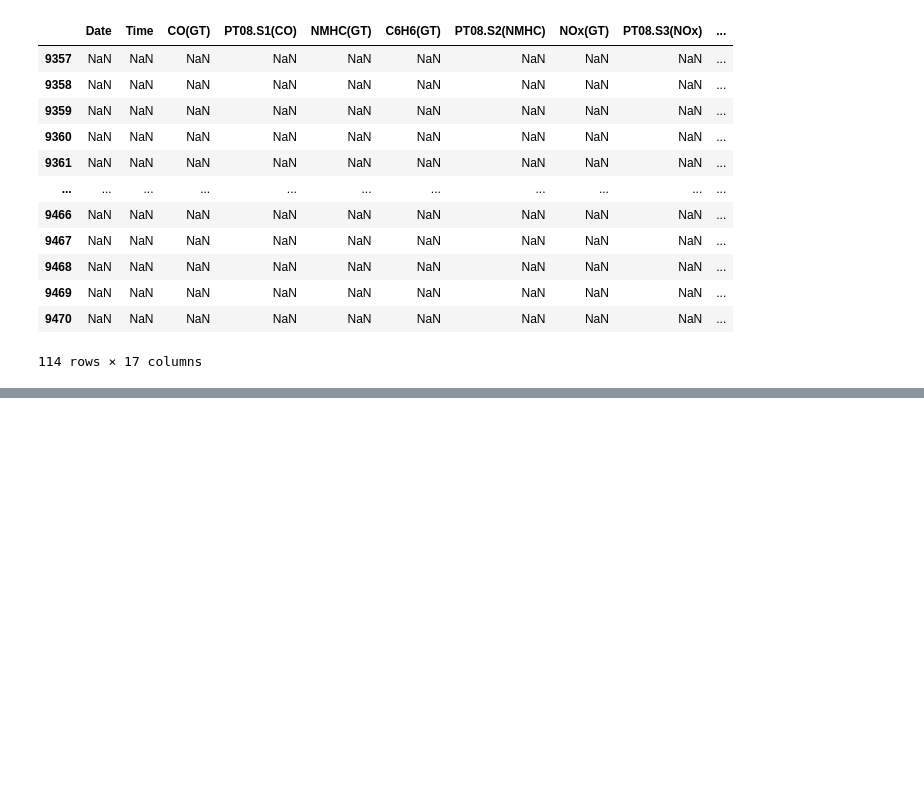
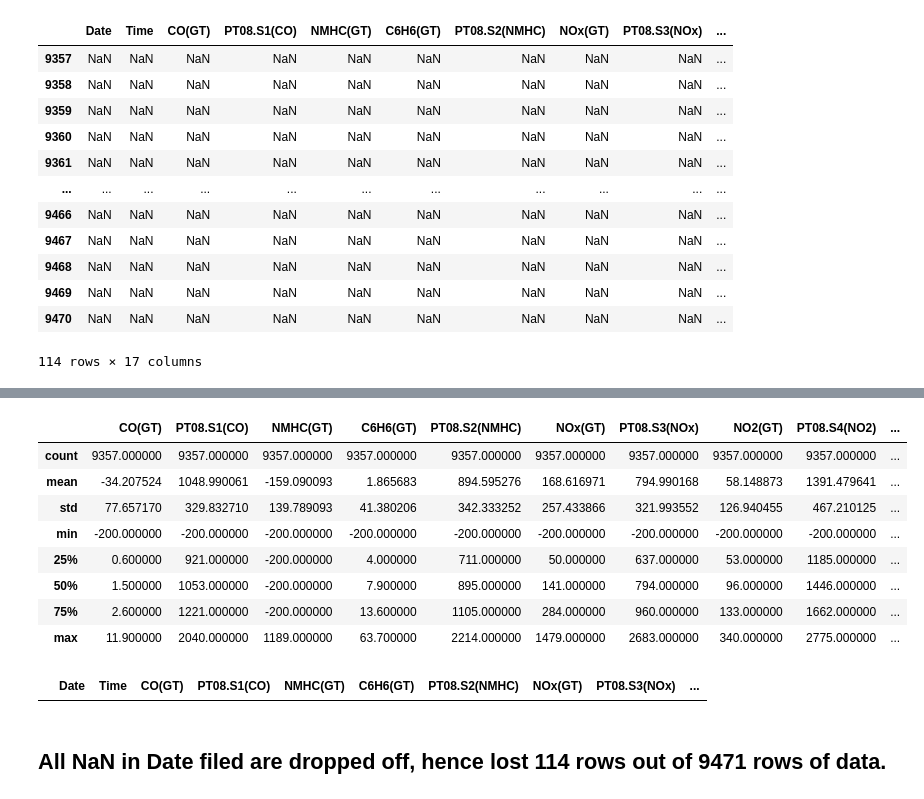
Before and after one commit to sateesh12/bin_utils, a Jupyter notebook: AQI_Analysis.ipynb, the cells around one changed output, grey strips where cells are left out. Drawn from its saved outputs; the diff is of its cells as text; code cells hidden in the pictures; blank space fills up the shorter version.

Commit message:
Data Clean-up completed.

```diff
--- a/AQI_Analysis.ipynb
+++ b/AQI_Analysis.ipynb
@@ -95,0 +95,23 @@ initial_df.loc[9257:9357,:]
+# %%
+#Observing the data, each data has a data point per hour
+#However all the column of Date NaN also have a NaN
+#Hence it makes sense to drop all NaN rows which amount to 114 data points out of 9471 data points = 0.11%
+initial_df.dropna(subset=['Date'],inplace=True)
+initial_df.describe()
+# %% [output]
+|  | CO(GT) | PT08.S1(CO) | NMHC(GT) | C6H6(GT) | PT08.S2(NMHC) | NOx(GT) | PT08.S3(NOx) | NO2(GT) | PT08.S4(NO2) | ... |
+| count | 9357.000000 | 9357.000000 | 9357.000000 | 9357.000000 | 9357.000000 | 9357.000000 | 9357.000000 | 9357.000000 | 9357.000000 | ... |
+| mean | -34.207524 | 1048.990061 | -159.090093 | 1.865683 | 894.595276 | 168.616971 | 794.990168 | 58.148873 | 1391.479641 | ... |
+| std | 77.657170 | 329.832710 | 139.789093 | 41.380206 | 342.333252 | 257.433866 | 321.993552 | 126.940455 | 467.210125 | ... |
+| min | -200.000000 | -200.000000 | -200.000000 | -200.000000 | -200.000000 | -200.000000 | -200.000000 | -200.000000 | -200.000000 | ... |
+| 25% | 0.600000 | 921.000000 | -200.000000 | 4.000000 | 711.000000 | 50.000000 | 637.000000 | 53.000000 | 1185.000000 | ... |
+| 50% | 1.500000 | 1053.000000 | -200.000000 | 7.900000 | 895.000000 | 141.000000 | 794.000000 | 96.000000 | 1446.000000 | ... |
+| 75% | 2.600000 | 1221.000000 | -200.000000 | 13.600000 | 1105.000000 | 284.000000 | 960.000000 | 133.000000 | 1662.000000 | ... |
+| max | 11.900000 | 2040.000000 | 1189.000000 | 63.700000 | 2214.000000 | 1479.000000 | 2683.000000 | 340.000000 | 2775.000000 | ... |
+# %%
+#Now check if the Date filed no longer as NaN
+initial_df[initial_df['Date'].isnull()]
+# %% [output]
+|  | Date | Time | CO(GT) | PT08.S1(CO) | NMHC(GT) | C6H6(GT) | PT08.S2(NMHC) | NOx(GT) | PT08.S3(NOx) | ... |
+# %% [markdown]
+## All NaN in Date filed are dropped off, hence lost 114 rows out of 9471 rows of data.
```
Also changed, not shown: parts of 5 cells of this notebook.
